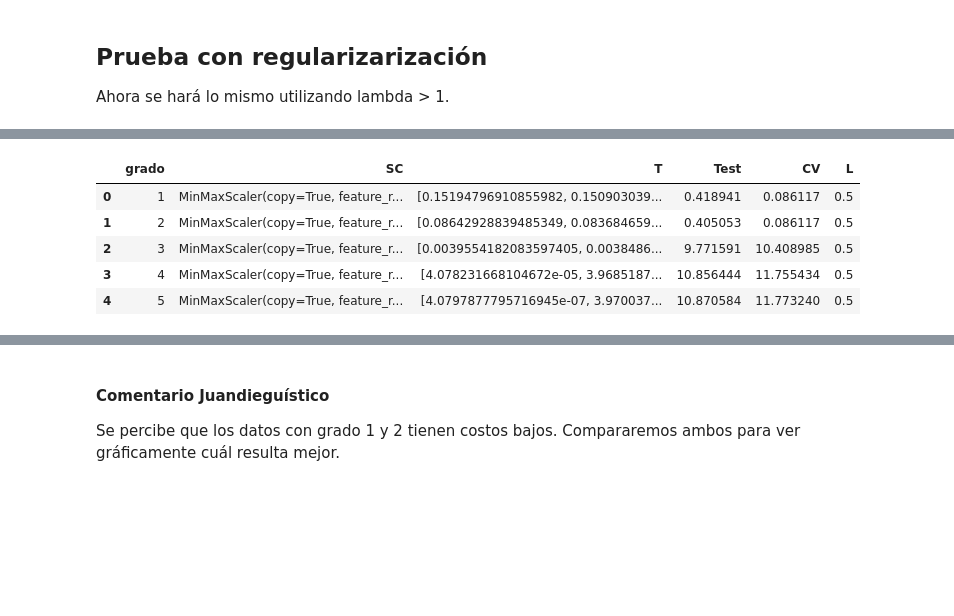
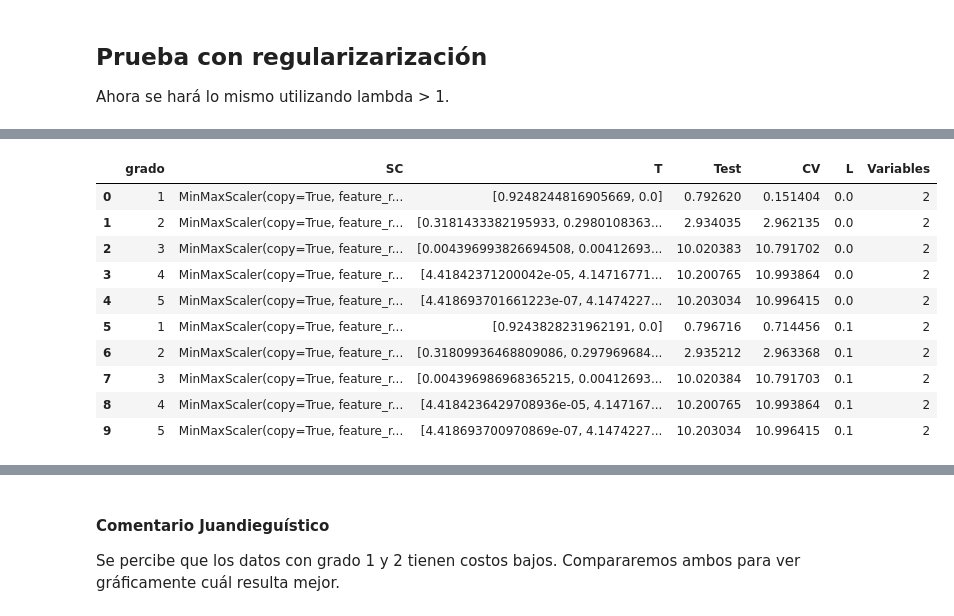
Before and after one commit to Jotade100/MLE2020, a Jupyter notebook: Lab 19Feb/Laboratorio2.ipynb, the cells around one changed output, grey strips where cells are left out. Drawn from its saved outputs; the diff is of its cells as text; code cells hidden in the pictures; blank space fills up the shorter version.

```diff
--- a/Lab 19Feb/Laboratorio2.ipynb
+++ b/Lab 19Feb/Laboratorio2.ipynb
@@ -72,3 +72,17 @@ sns.heatmap(corr, mask=mask, square=True).set_title("Correlación entre variable
 [figure]
 # %% [markdown]
 Las variables más correlacionadas son CGPA, GRE y TOEFL
+# %%
+# Reordenamos las columnas según su grado de correlación
+cols = dataset.columns.tolist()
+cols = ['Serial No.',
+        'CGPA',
+        'GRE Score',
+        'TOEFL Score',
+        'University Rating',
+        'SOP',
+        'LOR ',
+        'Research',
+        'Chance of Admit ']
+dataset = dataset[cols]
+dataset
@@ -205,6 +233,7 @@ def cross_validation_simple(train, test, cv, degree, columnas, lambda_var, razon
                 resultados[grado - 1].append(funcion_costo(resultado, x, y, lambda_var))
                 # resultados[grado - 1].append(precision_del_dataset(resultado, x, y))
                 resultados[grado - 1].append(lambda_var)
+                resultados[grado - 1].append(columnas)
     return resultados
 # %%
 # Construcción de polinomio
@@ -351,7 +385,7 @@ def cross_validation_lambda(train, test, cv, degree, columnas, lambda_var, razon
 # %%
 # El Cross-Validation se ejecutará por grados
 degree = 5 # Número de veces que se ejecuta el CV.
-lambda_var = 0.5 # Ahorita se ejecutará sin regularizar
+lambda_var = 0 # Ahorita se ejecutará a partir de 0
 columnas = 8
 # %%
 modelos_lambda = cross_validation_lambda(train, test, cv, degree, columnas, lambda_var)
@@ -397,18 +439,23 @@ plt.legend()
 # %%
 # Generando un dataframe de modelos
 modelos_df = pd.DataFrame(modelos_lambda)
-modelos_df1 = pd.DataFrame(modelos)
-modelos_df = pd.concat([modelos_df, modelos_df1])
-modelos_df.columns = ["grado", "SC", "T", "Test", "CV", "L"]
+#modelos_df1 = pd.DataFrame(modelos)
+#modelos_df = pd.concat([modelos_df, modelos_df1])
+modelos_df.columns = ["grado", "SC", "T", "Test", "CV", "L", "Variables"]
 # %%
-modelos_df.head()
+modelos_df.head(10)
 # %% [output]
-|  | grado | SC | T | Test | CV | L |
-| 0 | 1 | MinMaxScaler(copy=True, feature_r... | [0.15194796910855982, 0.150903039... | 0.418941 | 0.086117 | 0.5 |
-| 1 | 2 | MinMaxScaler(copy=True, feature_r... | [0.08642928839485349, 0.083684659... | 0.405053 | 0.086117 | 0.5 |
-| 2 | 3 | MinMaxScaler(copy=True, feature_r... | [0.0039554182083597405, 0.0038486... | 9.771591 | 10.408985 | 0.5 |
-| 3 | 4 | MinMaxScaler(copy=True, feature_r... | [4.078231668104672e-05, 3.9685187... | 10.856444 | 11.755434 | 0.5 |
-| 4 | 5 | MinMaxScaler(copy=True, feature_r... | [4.0797877795716945e-07, 3.970037... | 10.870584 | 11.773240 | 0.5 |
+|  | grado | SC | T | Test | CV | L | Variables |
+| 0 | 1 | MinMaxScaler(copy=True, feature_r... | [0.9248244816905669, 0.0] | 0.792620 | 0.151404 | 0.0 | 2 |
+| 1 | 2 | MinMaxScaler(copy=True, feature_r... | [0.3181433382195933, 0.2980108363... | 2.934035 | 2.962135 | 0.0 | 2 |
+| 2 | 3 | MinMaxScaler(copy=True, feature_r... | [0.004396993826694508, 0.00412693... | 10.020383 | 10.791702 | 0.0 | 2 |
+| 3 | 4 | MinMaxScaler(copy=True, feature_r... | [4.41842371200042e-05, 4.14716771... | 10.200765 | 10.993864 | 0.0 | 2 |
+| 4 | 5 | MinMaxScaler(copy=True, feature_r... | [4.418693701661223e-07, 4.1474227... | 10.203034 | 10.996415 | 0.0 | 2 |
+| 5 | 1 | MinMaxScaler(copy=True, feature_r... | [0.9243828231962191, 0.0] | 0.796716 | 0.714456 | 0.1 | 2 |
+| 6 | 2 | MinMaxScaler(copy=True, feature_r... | [0.31809936468809086, 0.297969684... | 2.935212 | 2.963368 | 0.1 | 2 |
+| 7 | 3 | MinMaxScaler(copy=True, feature_r... | [0.004396986968365215, 0.00412693... | 10.020384 | 10.791703 | 0.1 | 2 |
+| 8 | 4 | MinMaxScaler(copy=True, feature_r... | [4.4184236429708936e-05, 4.147167... | 10.200765 | 10.993864 | 0.1 | 2 |
+| 9 | 5 | MinMaxScaler(copy=True, feature_r... | [4.418693700970869e-07, 4.1474227... | 10.203034 | 10.996415 | 0.1 | 2 |
 # %%
 modelos_df.dtypes
 # %% [output]
```
Also changed, not shown: parts of 17 cells of this notebook.
